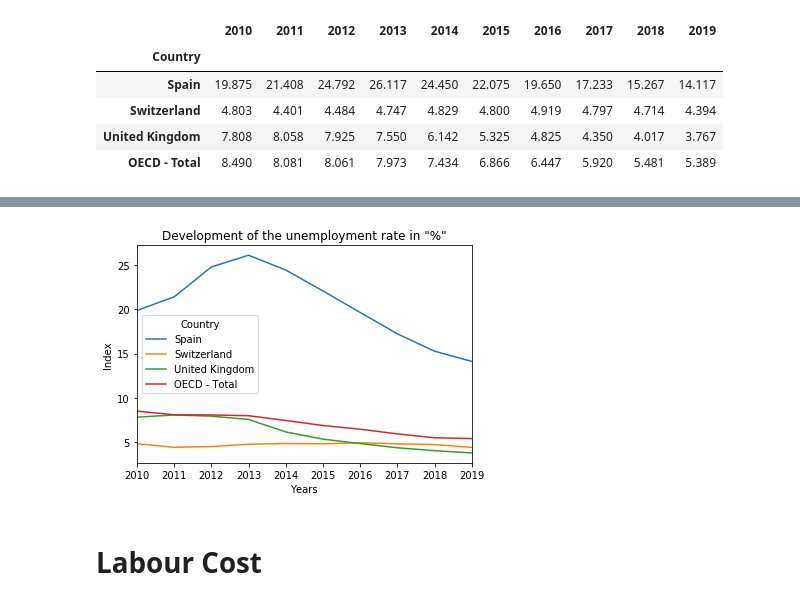
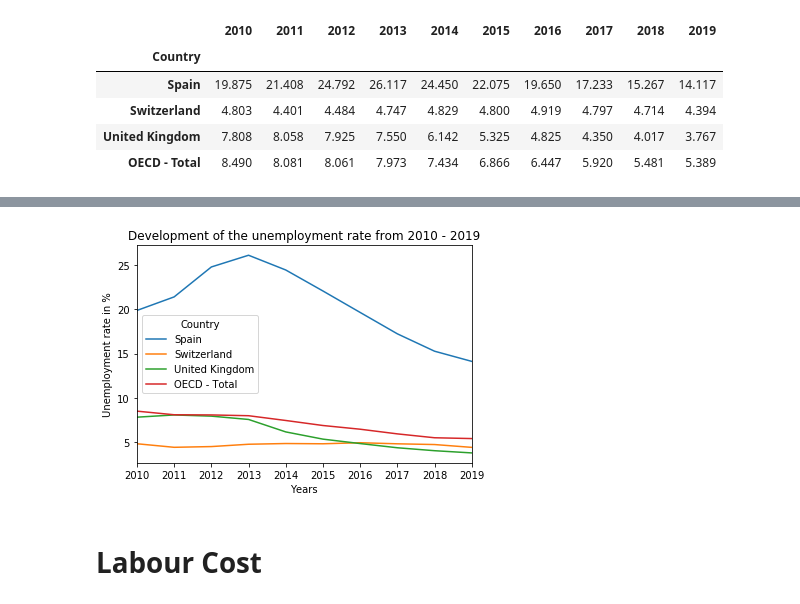
Before and after one commit to rogermoll/Capstone_project, a Jupyter notebook: Macro Economical review.ipynb, the cells around one changed output, grey strips where cells are left out. Drawn from its saved outputs; the diff is of its cells as text; code cells hidden in the pictures.

```diff
--- a/Macro Economical review.ipynb
+++ b/Macro Economical review.ipynb
@@ -26,16 +41,15 @@ df_unemp
 # %%
 %matplotlib inline
 import matplotlib as mpl
 import matplotlib.pyplot as plt
 
-unemp_tr = df_unemp.transpose()
 unemp_tr.plot()
-plt.title('Development of the unemployment rate in "%"')
-plt.ylabel('Index')
+plt.title('Development of the unemployment rate from 2010 - 2019')
+plt.ylabel('Unemployment rate in %')
 plt.xlabel('Years')
 plt.show()
 # %% [output]
-[figure, old version]
+[figure, new version]
 # %% [markdown]
 # Labour Cost
 # %%
```
Also changed, not shown: parts of 9 cells of this notebook.
